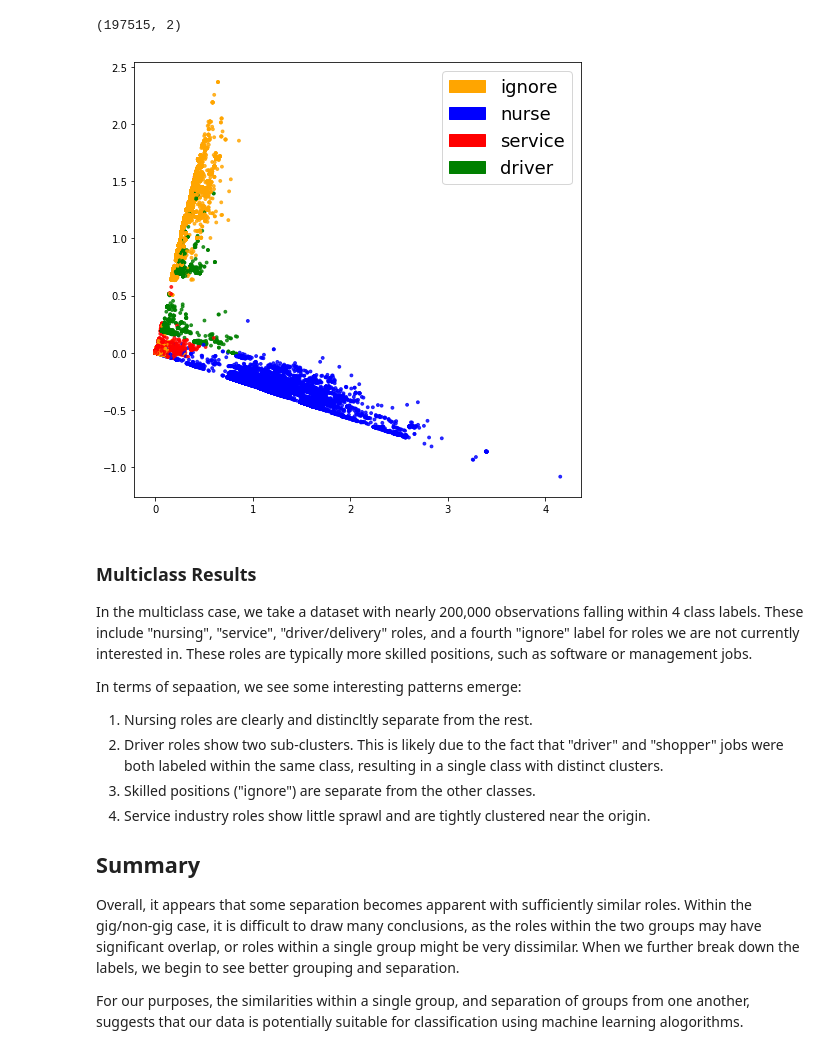
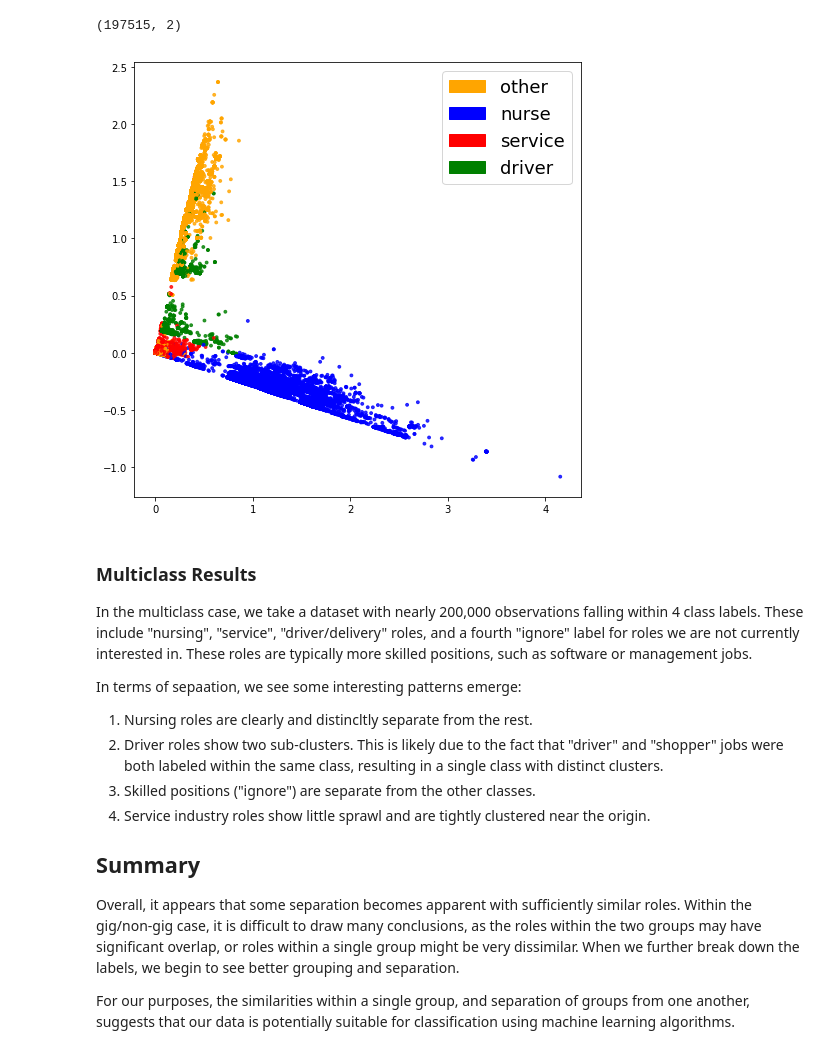
Before and after one commit to kabuhakmeh3/job-classifier, a Jupyter notebook: notebooks/Job Data LSA - Demo.ipynb, the cells around one changed output. Drawn from its saved outputs; the diff is of its cells as text; code cells hidden in the pictures.

Commit message:
updated markdown & labeled plot/legend

```diff
--- a/notebooks/Job Data LSA - Demo.ipynb
+++ b/notebooks/Job Data LSA - Demo.ipynb
@@ -188,13 +188,13 @@ X_train, X_test, y_train, y_test = train_test_split(df['job_title'],
 X_train_counts, count_vectorizer = cv(X_train)
 X_test_counts = count_vectorizer.transform(X_test)
 # %%
-label_names = ['ignore', 'nurse', 'service', 'driver']
+label_names = ['other', 'nurse', 'service', 'driver']
 
 fig = plt.figure(figsize=(8, 8))
 plot_LSA(X_train_counts, y_train, label_names)
 plt.show()
 # %% [output]
-[figure, old version]
+[figure, new version]
 # %% [markdown]
 ### Multiclass Results
 
@@ -211,4 +211,4 @@ In terms of sepaation, we see some interesting patterns emerge:
 
 Overall, it appears that some separation becomes apparent with sufficiently similar roles. Within the gig/non-gig case, it is difficult to draw many conclusions, as the roles within the two groups may have significant overlap, or roles within a single group might be very dissimilar. When we further break down the labels, we begin to see better grouping and separation.
 
-For our purposes, the similarities within a single group, and separation of groups from one another, suggests that our data is potentially suitable for classification using machine learning alogorithms.
+For our purposes, the similarities within a single group, and separation of groups from one another, suggests that our data is potentially suitable for classification using machine learning algorithms.
```
Also changed, not shown: parts of 1 cell of this notebook.
